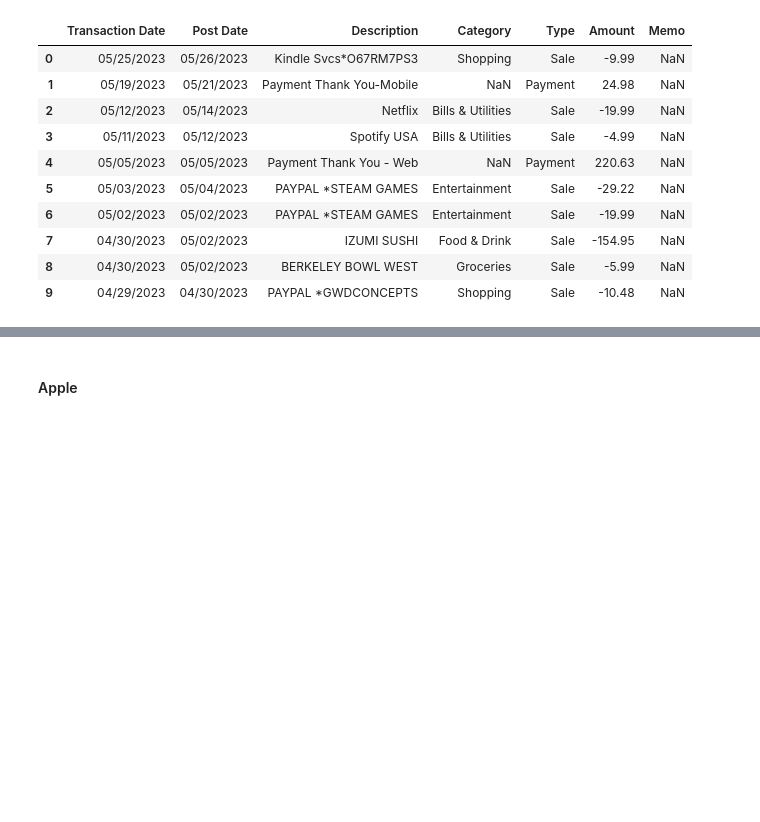
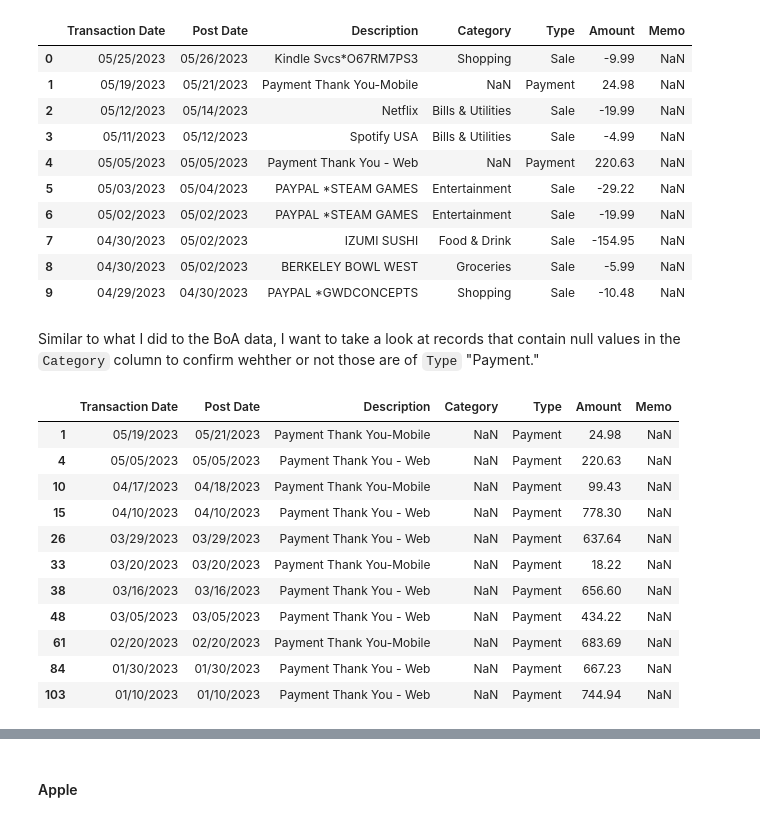
Before and after one commit to dnhuang/credit-card-spending, a Jupyter notebook: eda.ipynb, the cells around one changed output, grey strips where cells are left out. Drawn from its saved outputs; the diff is of its cells as text; code cells hidden in the pictures; blank space fills up the shorter version.

Commit message:
Finish chase eda

```diff
--- a/eda.ipynb
+++ b/eda.ipynb
@@ -125,3 +125,20 @@ chase_df.head(10)
 | 7 | 04/30/2023 | 05/02/2023 | IZUMI SUSHI | Food & Drink | Sale | -154.95 | NaN |
 | 8 | 04/30/2023 | 05/02/2023 | BERKELEY BOWL WEST | Groceries | Sale | -5.99 | NaN |
 | 9 | 04/29/2023 | 04/30/2023 | PAYPAL *GWDCONCEPTS | Shopping | Sale | -10.48 | NaN |
+# %% [markdown]
+Similar to what I did to the BoA data, I want to take a look at records that contain null values in the `Category` column to confirm wehther or not those are of `Type` "Payment."
+# %%
+chase_df[chase_df['Category'].isna()]
+# %% [output]
+|  | Transaction Date | Post Date | Description | Category | Type | Amount | Memo |
+| 1 | 05/19/2023 | 05/21/2023 | Payment Thank You-Mobile | NaN | Payment | 24.98 | NaN |
+| 4 | 05/05/2023 | 05/05/2023 | Payment Thank You - Web | NaN | Payment | 220.63 | NaN |
+| 10 | 04/17/2023 | 04/18/2023 | Payment Thank You-Mobile | NaN | Payment | 99.43 | NaN |
+| 15 | 04/10/2023 | 04/10/2023 | Payment Thank You - Web | NaN | Payment | 778.30 | NaN |
+| 26 | 03/29/2023 | 03/29/2023 | Payment Thank You - Web | NaN | Payment | 637.64 | NaN |
+| 33 | 03/20/2023 | 03/20/2023 | Payment Thank You-Mobile | NaN | Payment | 18.22 | NaN |
+| 38 | 03/16/2023 | 03/16/2023 | Payment Thank You - Web | NaN | Payment | 656.60 | NaN |
+| 48 | 03/05/2023 | 03/05/2023 | Payment Thank You - Web | NaN | Payment | 434.22 | NaN |
+| 61 | 02/20/2023 | 02/20/2023 | Payment Thank You-Mobile | NaN | Payment | 683.69 | NaN |
+| 84 | 01/30/2023 | 01/30/2023 | Payment Thank You - Web | NaN | Payment | 667.23 | NaN |
+| 103 | 01/10/2023 | 01/10/2023 | Payment Thank You - Web | NaN | Payment | 744.94 | NaN |
```
Also changed, not shown: parts of 12 cells of this notebook.
